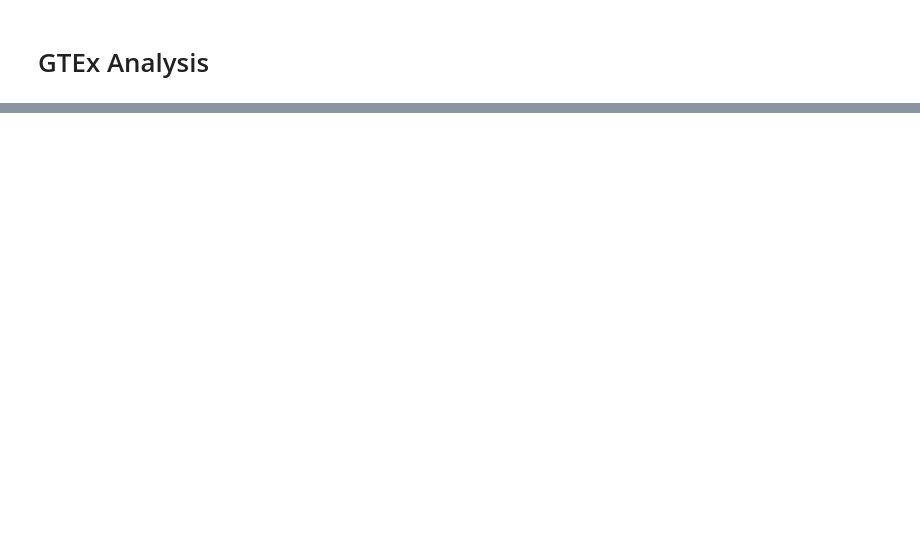
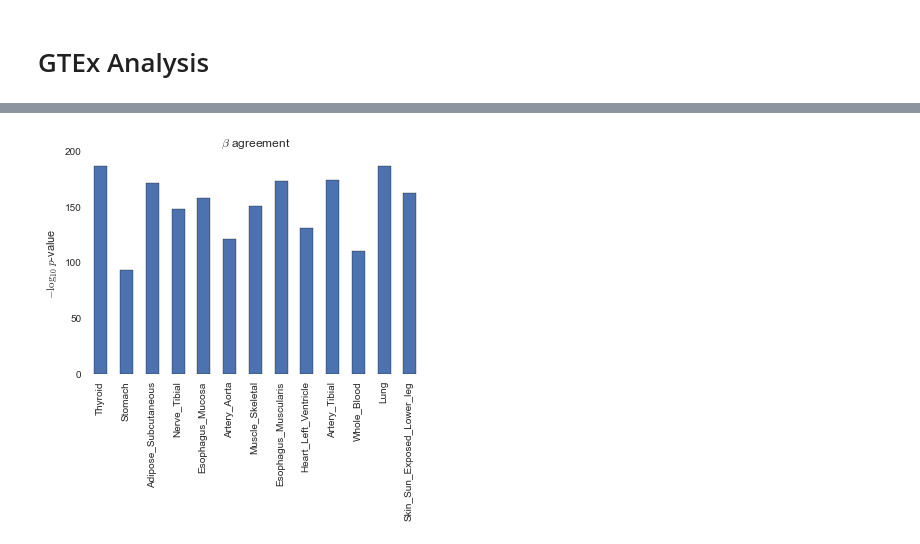
Before and after one commit to frazer-lab/cardips-ipsc-eqtl, a Jupyter notebook: notebooks/GTEx Analysis.ipynb, the cells around one changed output, grey strips where cells are left out. Drawn from its saved outputs; the diff is of its cells as text; code cells hidden in the pictures; blank space fills up the shorter version.

```diff
--- a/notebooks/GTEx Analysis.ipynb
+++ b/notebooks/GTEx Analysis.ipynb
@@ -58,4 +37,0 @@ df = results['Whole_Blood']
-# %%
-genes = set(df.Gen_ID)
-for t in results.values():
-    genes &= set(t.Gen_ID)
@@ -82,0 +117,29 @@ Index([u'ENSG00000103723.8', u'ENSG00000166896.3', u'ENSG00000110074.6',
+# %%
+pvalues = []
+oddsratios = []
+for k in gtex_results.keys():
+    res = gtex_results[k]
+    # Drop indels and deletions since I haven't looked at those yet.
+    res = res.ix[set([x for x in res.index if ((':D' not in x) and (':I' not in x))])]
+    res.index = 'chr' + res.SNP_Chr.astype(str) + ':' + res.SNP_Pos.astype(str) + ':' + res.Gen_ID
+    gexp = gtex_exp[k]
+    # Find genes that were both significant in my study and tested in GTEx.
+    common = set(sig.gene) & set(gexp.index)
+    common_sig = sig[sig.gene.apply(lambda x: x in common)]
+    # Get GTEx results for my most significant SNVs.
+    inds = common_sig['loc'] + ':' + common_sig.gene
+    out = res.ix[inds, ['P_Val', 'Beta']]
+    # Add GTEx results and make some new columns.
+    common_sig['gtex_pvalue'] = out.P_Val.values
+    common_sig['gtex_beta'] = out.Beta.values
+    common_sig['gtex_pvalue_log'] = -np.log10(common_sig.gtex_pvalue)
+    common_sig['pvalue_log'] = -np.log10(common_sig.pvalue)
+    tdf = common_sig.dropna()
+    # Check to see whether beta values agree.
+    a = tdf['beta'] > 0
+    b = tdf['gtex_beta'] > 0
+    ctable = tdf[['beta', 'gtex_beta']].groupby([a,b]).count()['beta'].unstack()
+    odds, p = fisher_exact(ctable)
+    pvalues.append(p)
+    oddsratios.append(odds)
+beta_agreement = pd.DataFrame({'pvalue':pvalues, 'odds':oddsratios}, index=gtex_exp.keys())
@@ -82,0 +163,6 @@ Index([u'ENSG00000103723.8', u'ENSG00000166896.3', u'ENSG00000110074.6',
+# %%
+(-np.log10(beta_agreement.pvalue)).plot(kind='bar')
+plt.ylabel('$-\log_{10}$ $p$-value')
+plt.title(r'$\beta$ agreement');
+# %% [output]
+[figure, added]
```
Also changed, not shown: parts of 18 cells of this notebook, 9 other files.
